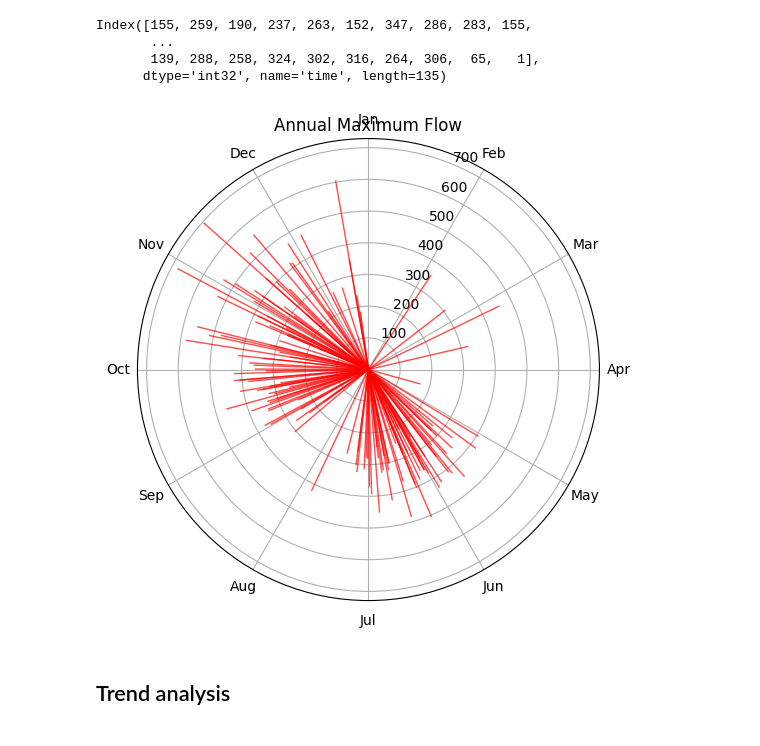
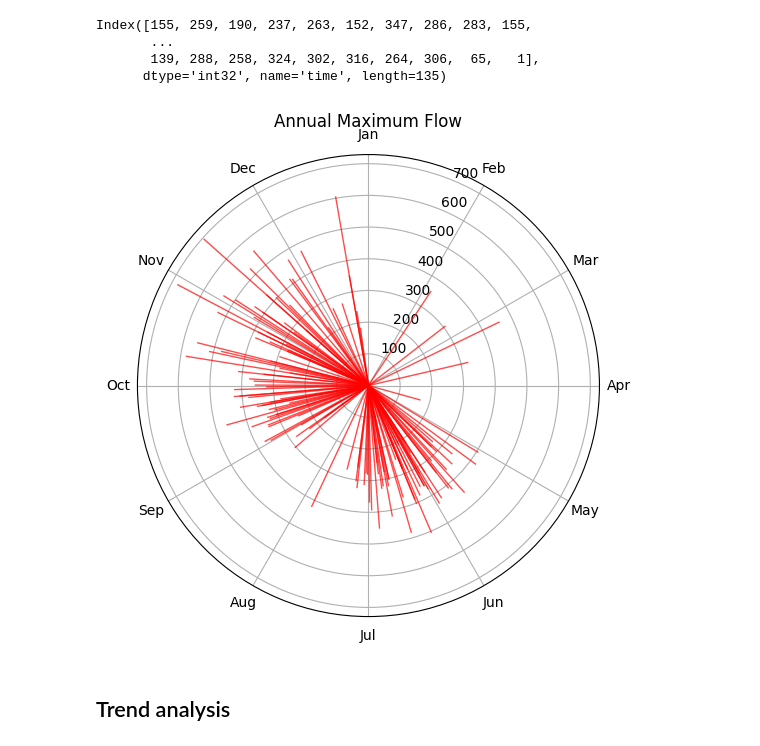
Before and after one commit to akhilesh-uib/GEO4171, a Jupyter notebook: flood_frequency_analysis_nve_new.ipynb, the cells around one changed output. Drawn from its saved outputs; the diff is of its cells as text; code cells hidden in the pictures.

```diff
--- a/flood_frequency_analysis_nve_new.ipynb
+++ b/flood_frequency_analysis_nve_new.ipynb
@@ -187,35 +187,35 @@ def flood_rose(df, qth=0.95):
     # --- Polar plot: annual maximum floods ---
     # Group by year and find the day of maximum discharge
     df['year'] = df.index.year
     annual_max = df.groupby('year')['discharge'].idxmax()  # index of max in each year
     max_values = df.loc[annual_max]
 
 
     theta = 2 * np.pi * (max_values.index.dayofyear / 365)
     r = max_values['discharge'].values
 
     plt.figure(figsize=(6,6))
     ax = plt.subplot(111, polar=True)
 
     for t, radius in zip(theta, r):
         ax.plot([t, t], [0, radius], linewidth=1, color='red', alpha=0.7)
 
     # Month labels
     month_angles = np.linspace(0, 2*np.pi, 12, endpoint=False)
     month_labels = ['Jan','Feb','Mar','Apr','May','Jun',
                     'Jul','Aug','Sep','Oct','Nov','Dec']
     ax.set_xticks(month_angles)
     ax.set_xticklabels(month_labels)
 
     ax.set_theta_zero_location('N')
     ax.set_theta_direction(-1)
-    ax.set_title('Annual Maximum Flow')
+    ax.set_title('Annual Maximum Flow', pad=20)
 
     plt.show()
 
 flood_rose(df)
 # %% [output]
-[figure, old version]
+[figure, new version]
 # %% [markdown]
 ## Trend analysis
 # %%
```
Also changed, not shown: parts of 7 cells of this notebook.
